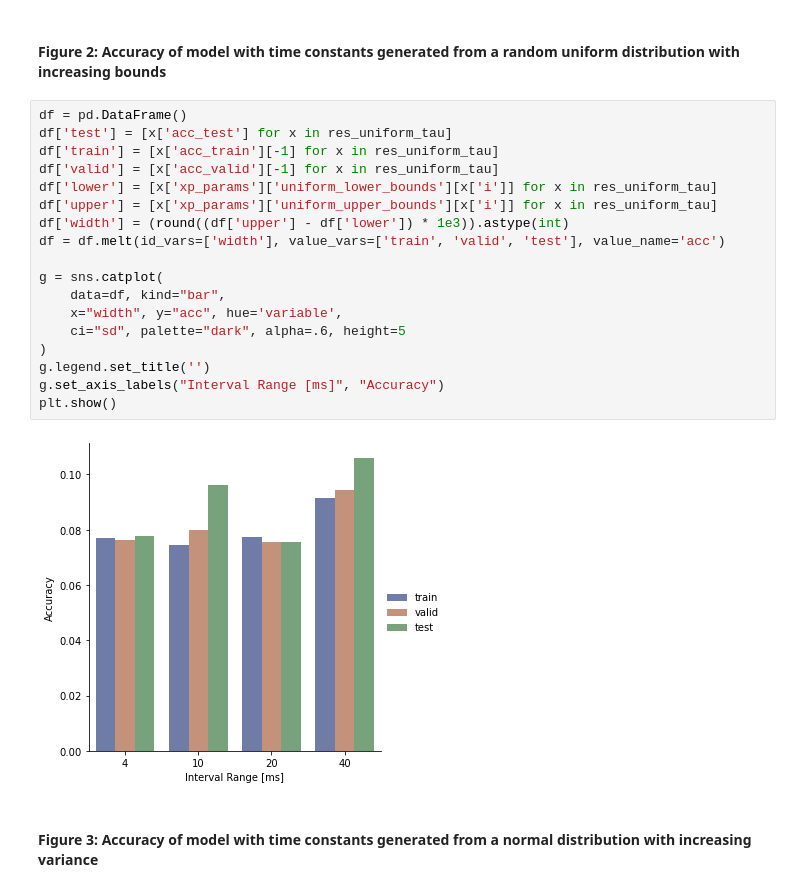
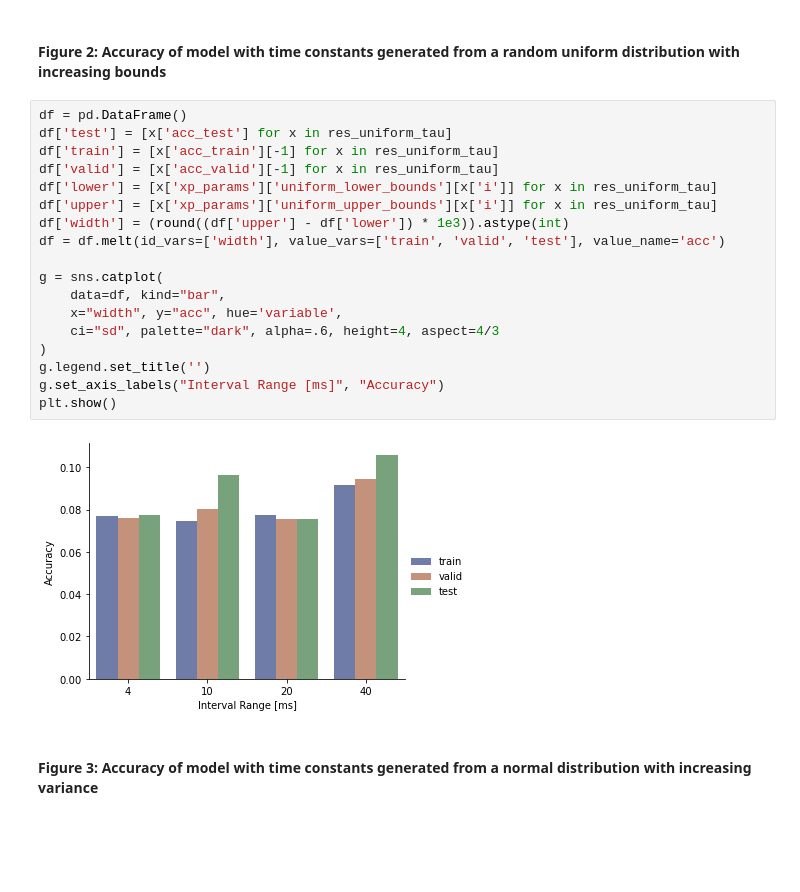
Before and after one commit to peterrayshen/syde552-project, a Jupyter notebook: plots.ipynb, the cells around one changed output. Saved outputs shown, nothing was run; the diff lists cells and outputs as text; blank space fills up the shorter version.

```diff
--- a/plots.ipynb
+++ b/plots.ipynb
@@ -33,23 +33,23 @@ plt.show()
 # %%
 df = pd.DataFrame()
 df['test'] = [x['acc_test'] for x in res_uniform_tau]
 df['train'] = [x['acc_train'][-1] for x in res_uniform_tau]
 df['valid'] = [x['acc_valid'][-1] for x in res_uniform_tau]
 df['lower'] = [x['xp_params']['uniform_lower_bounds'][x['i']] for x in res_uniform_tau]
 df['upper'] = [x['xp_params']['uniform_upper_bounds'][x['i']] for x in res_uniform_tau]
 df['width'] = (round((df['upper'] - df['lower']) * 1e3)).astype(int)
 df = df.melt(id_vars=['width'], value_vars=['train', 'valid', 'test'], value_name='acc')
 
 g = sns.catplot(
     data=df, kind="bar",
     x="width", y="acc", hue='variable',
-    ci="sd", palette="dark", alpha=.6, height=5
+    ci="sd", palette="dark", alpha=.6, height=4, aspect=4/3
 )
 g.legend.set_title('')
 g.set_axis_labels("Interval Range [ms]", "Accuracy")
 plt.show()
 # %% [output]
-[figure, old version]
+[figure, new version]
 # %% [markdown]
 #### Figure 3: Accuracy of model with time constants generated from a normal distribution with increasing variance
 # %%
```
Also changed, not shown: parts of 3 cells of this notebook.
